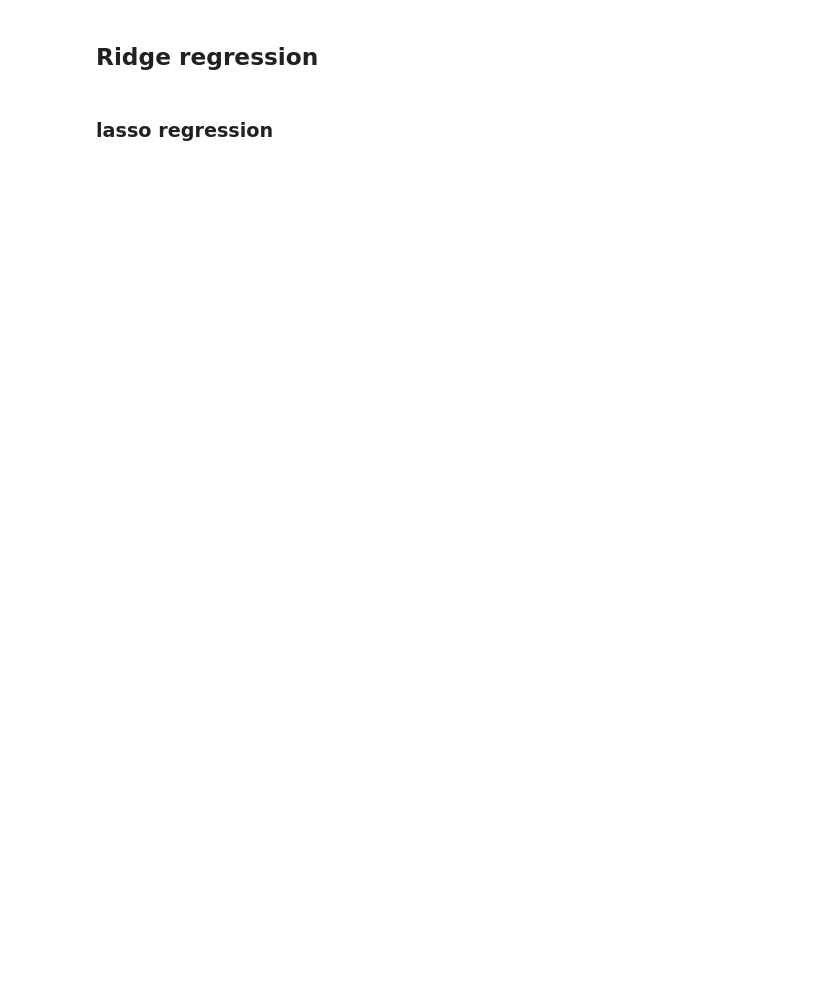
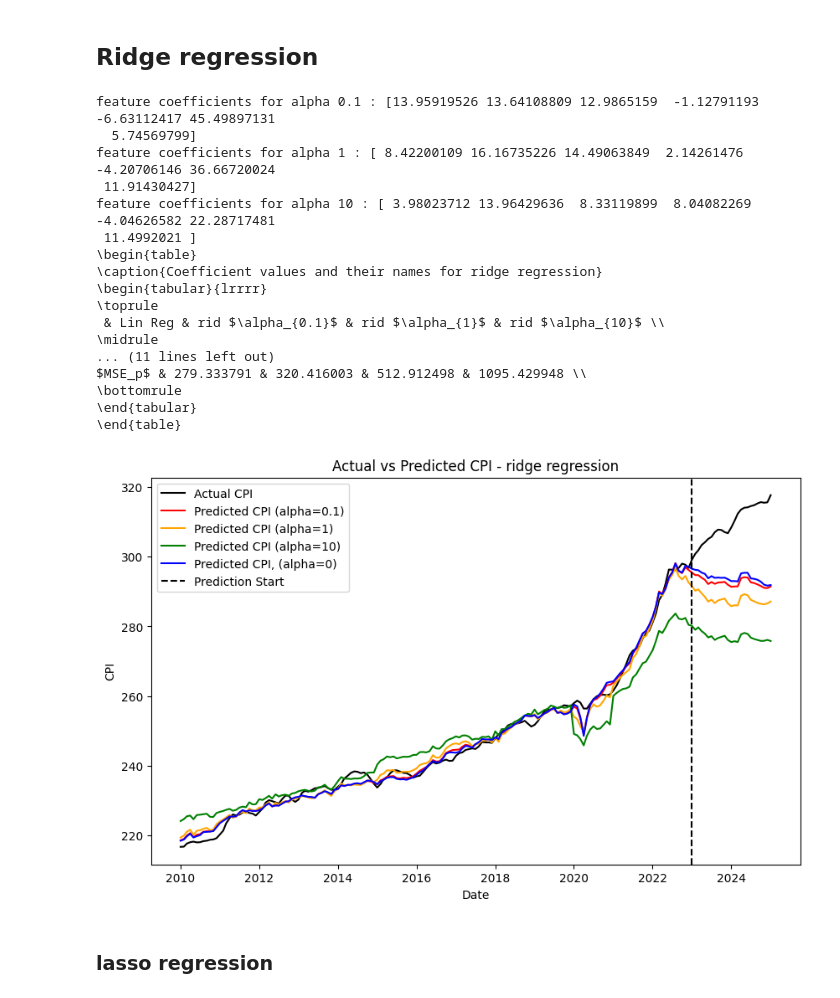
Before and after one commit to danieltuzes/Baruch_preMFE, a Jupyter notebook: ML homework/5/fitting.ipynb, the cells around one changed output. Drawn from its saved outputs; the diff is of its cells as text; code cells hidden in the pictures; blank space fills up the shorter version.

```diff
--- a/ML homework/5/fitting.ipynb
+++ b/ML homework/5/fitting.ipynb
@@ -140,8 +139,8 @@ X = (X - X.min()) / (X.max() - X.min())
 # drop data in X and y after 2023 jan
 X_fit = X[X.index < "2023-01-01"]  # fit only here
 y_fit = y[y.index < "2023-01-01"]
-x_pred = X[X.index >= "2023-01-01"] # used for prediction
-y_pred = y[y.index >= "2023-01-01"]
+x_valid = X[X.index >= "2023-01-01"] # used for prediction
+y_valid = y[y.index >= "2023-01-01"]
 # %% [markdown]
 ## fitting without lasso or ridge
 # %%
@@ -187,38 +210,62 @@ model = {}
 pred = {}
 ridge_result = result.copy()
 for alpha in alphas:
     model[alpha] = Ridge(alpha=alpha)
     model[alpha].fit(X_fit, y_fit)
     pred[alpha] = model[alpha].predict(X)
     _result = pd.DataFrame(model[alpha].coef_.flatten(), index=X_fit.columns, columns=[f"rid $\\alpha_{{{alpha}}}$"])
 
     intercept_value = model[alpha].intercept_
-    r_squared_value = model[alpha].score(X_fit, y_fit)
-    pred_MSE = model[alpha].predict(X_fit)
-    mse = mean_squared_error(y_fit, pred_MSE)
-    _result.loc["MSE"] = [mse]
+
+    mse_train = mean_squared_error(y_fit, model[alpha].predict(X_fit))
+    mse_predicted = mean_squared_error(y_valid, model[alpha].predict(x_valid))
+    r_squared_train = model[alpha].score(X_fit, y_fit)
+    r_squared_predicted = model[alpha].score(x_valid, y_valid)
+
     _result.loc["in.cpt"] = [intercept_value]
-    _result.loc["$R^2$"] = [r_squared_value]
+    _result.loc["$R^2_t$"] = [r_squared_train]
+    _result.loc["$R^2_p$"] = [r_squared_predicted]
+    _result.loc["$MSE_t$"] = [mse_train]
+    _result.loc["$MSE_p$"] = [mse_predicted]
 
     print("feature coefficients for alpha", alpha, ":", model[alpha].coef_)
 
     ridge_result = ridge_result.merge(_result, left_index=True, right_index=True)
 print(ridge_result.to_latex(caption="Coefficient values and their names for ridge regression"))
 
 # and plot all on 1 graph
 plt.figure(figsize=(10, 6))
 plt.plot(y, label='Actual CPI', color='black')
 colors = ['red', 'orange', 'green']
 for alpha, color in zip(alphas, colors):
     plt.plot(pd.Series(pred[alpha], index=y.index), label=f'Predicted CPI (alpha={alpha})', color=color)
 plt.plot(pd.Series(linmodel.predict(X), index=y.index), label='Predicted CPI, (alpha=0)', color='blue')
 plt.axvline(pd.to_datetime("2023-01-01"), color='black', linestyle='--', label='Prediction Start')
 plt.xlabel('Date')
 plt.ylabel('CPI')
 plt.title('Actual vs Predicted CPI - ridge regression')
 plt.legend()
 plt.savefig("data_pred_ridge.pdf", format="pdf", bbox_inches="tight")
 plt.show()
+# %% [output]
+feature coefficients for alpha 0.1 : [13.95919526 13.64108809 12.9865159  -1.12791193 -6.63112417 45.49897131
+  5.74569799]
+feature coefficients for alpha 1 : [ 8.42200109 16.16735226 14.49063849  2.14261476 -4.20706146 36.66720024
+ 11.91430427]
+feature coefficients for alpha 10 : [ 3.98023712 13.96429636  8.33119899  8.04082269 -4.04626582 22.28717481
+ 11.4992021 ]
+\begin{table}
+\caption{Coefficient values and their names for ridge regression}
+\begin{tabular}{lrrrr}
+\toprule
+ & Lin Reg & rid $\alpha_{0.1}$ & rid $\alpha_{1}$ & rid $\alpha_{10}$ \\
+\midrule
+... (11 lines left out)
+$MSE_p$ & 279.333791 & 320.416003 & 512.912498 & 1095.429948 \\
+\bottomrule
+\end{tabular}
+\end{table}
+[figure, added]
 # %% [markdown]
 ### lasso regression
 # %%
```
Also changed, not shown: parts of 4 cells of this notebook, 4 other files.
